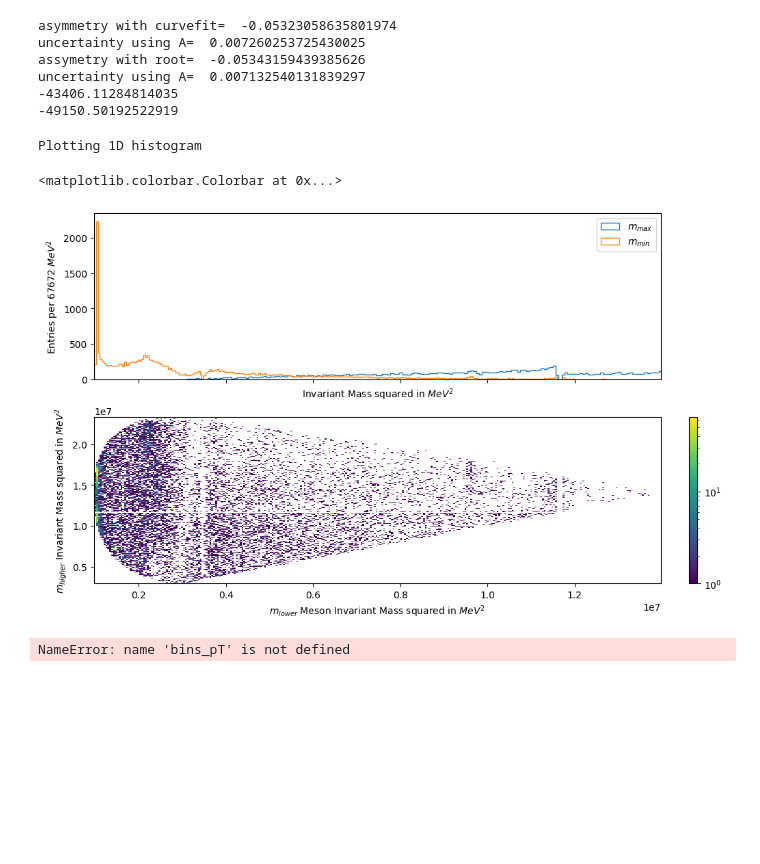
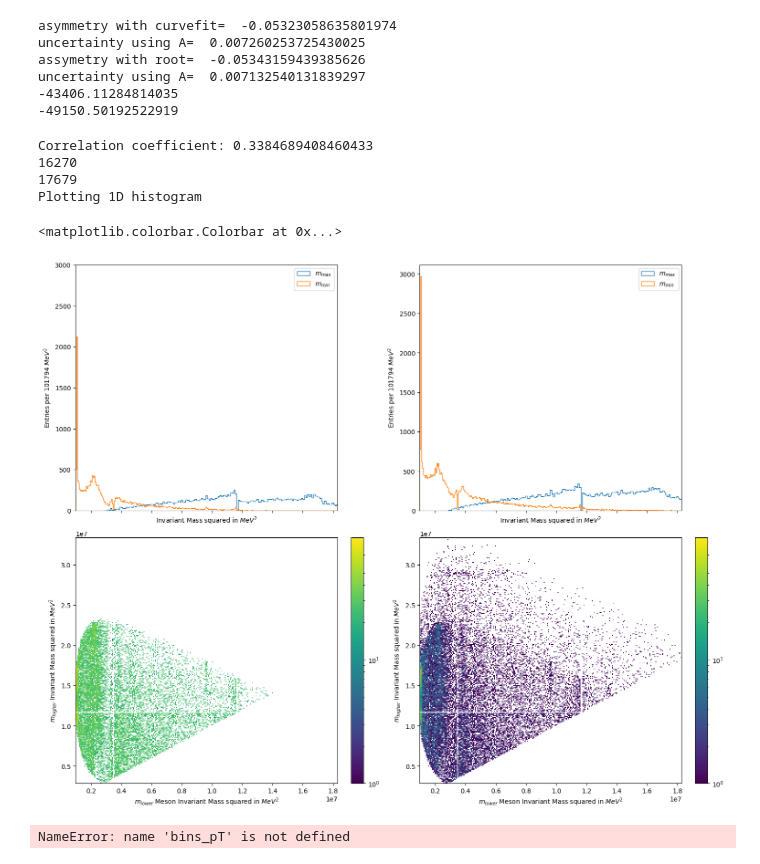
Before and after one commit to damianfrench/MatterAntimatterLab, a Jupyter notebook: Analysis_example.ipynb, the cells around one changed output. Saved outputs shown, nothing was run; the diff lists cells and outputs as text; code cells hidden in the pictures; blank space fills up the shorter version.

```diff
--- a/Analysis_example.ipynb
+++ b/Analysis_example.ipynb
@@ -1390,9 +1578,16 @@ uncertainty using A=  0.007132540131839297
 
 # This line produces two plots side-by-side.
 # It's still useful just for one plot as you can set the size and get the fig,ax objects
-fig, ax = plt.subplots(nrows=2, ncols=1, figsize=(10, 6),layout='constrained',sharex=True)
+fig, ax = plt.subplots(nrows=2, ncols=2, figsize=(15, 12),layout='constrained',sharex=True)
 fig.subplots_adjust(wspace=0.3) # increase horizontal space between plots
 
+corr = np.corrcoef(dalitz_plot_m_B, dalitz_plot_m_high)[0,1]
+print("Correlation coefficient:", corr)
+print(len(weights_neg))
+print(len(weights_pos))
+total_sig_weights=np.zeros(len(dalitz_plot_m_B))
+total_sig_weights[positive_B_mask]=weights_pos
+total_sig_weights[negative_B_mask]=weights_neg
 # This plots two 1D-histograms.
 # The color is changed automatically, the styles are set by hand
 # keep hold of the pT histogram data for fitting later
@@ -1401,8 +1596,8 @@ print('Plotting 1D histogram')
 # values_m_R12,bins_m_R12,patches_m_R12 = ax[0].hist(m_high_all, bins = 200, range = [0, 6000],histtype='step',label='$m_{max}$')
 # values_m_R13,bins_m_R13,patches_m_R13 = ax[0].hist(m_low_all, bins = 200, range = [0, 6000],histtype='step',label='$m_{min}$')
 
-values_m_high,bins_m_high,patches_m_high=ax[0].hist(dalitz_plot_m_high_filtered**2,bins=300,histtype='step',label='$m_{max}$')
-values_m_low,bins_m_low,patches_m_low=ax[0].hist(dalitz_plot_m_low_filtered**2,bins=300,histtype='step',label='$m_{min}$')
+values_m_high,bins_m_high,patches_m_high=ax[0][0].hist(dalitz_plot_m_high**2,bins=300,histtype='step',weights=total_sig_weights,label='$m_{max}$')
+values_m_low,bins_m_low,patches_m_low=ax[0][0].hist(dalitz_plot_m_low**2,bins=300,histtype='step',weights=total_sig_weights,label='$m_{min}$')
 # ax[0].hist(dalitz_plot_m_B_filtered**2,bins=300,histtype='step',label='$m_B$')
 
 
@@ -1433,41 +1628,56 @@ values_m_low,bins_m_low,patches_m_low=ax[0].hist(dalitz_plot_m_low_filtered**2,b
 # #slight peak before could be from particle misidentification from choosing the wrong kaon candidate.
 
 # # B meson
 # ax[0].axvline(5279,color='k',linestyle='--')
 
 
 # peaks,_=scipy.signal.find_peaks(values_m_B,height=25)
 # widths,width_heights,pos_left,pos_right=scipy.signal.peak_widths(values_m_B,peaks,rel_height=0.5)
 # int_pos_right=int(np.floor(pos_right[0]))
 # int_pos_left=int(np.floor(pos_left[0]))
 # print(bins_m_B[peaks],values_m_B[peaks])
 # print((m_B.max()-m_B.min())/2000)
 # ax.scatter(bins_m_B[peaks],values_m_B[peaks],color='red')
 # ax.hlines(0.5*values_m_B[peaks],bins_m_B[int_pos_left],bins_m_B[int_pos_right],color='red')
 #ax[0].hist(pZ, bins = 200, range = [0, 100000],histtype='stepfilled',alpha=0.3,label='$p_{z}$')
 
 bin_width=np.diff(bins_m_high)[0]
-ax[1].set_xlabel('$m_{lower}$ Meson Invariant Mass squared in $MeV^2$')
-ax[0].set_ylabel(f'Entries per {int(bin_width)} $MeV^2$')
-ax[0].set_xlabel('Invariant Mass squared in $MeV^2$')
-ax[0].legend()
+ax[1][0].set_xlabel('$m_{lower}$ Meson Invariant Mass squared in $MeV^2$')
+ax[0][0].set_ylabel(f'Entries per {int(bin_width)} $MeV^2$')
+ax[0][0].set_xlabel('Invariant Mass squared in $MeV^2$')
+ax[0][0].legend()
 # ax[2].set_xlabel('Weighted Mass in MeV')
 # ax[2].set_ylabel('Entries per 200 MeV')
 # ax[2].legend()
 # ax[3].set_xlabel('Weighted Mass in MeV')
 # ax[3].set_ylabel('Entries per 200 MeV')
 # ax[3].legend()
 # plt.savefig('./plots/invariant_masses_particles_labelled_with_uncertainties.png')
 
 
-h2d=ax[1].hist2d(dalitz_plot_m_low_filtered**2,dalitz_plot_m_high_filtered**2,bins=300,norm=colors.LogNorm())
-ax[1].set_ylabel('$m_{higher}$ Invariant Mass squared in $MeV^2$')
+h2d=ax[1][0].hist2d(dalitz_plot_m_low**2,dalitz_plot_m_high**2,bins=300,weights=total_sig_weights,norm=colors.LogNorm())
+ax[1][0].set_ylabel('$m_{higher}$ Invariant Mass squared in $MeV^2$')
 
-fig.colorbar(h2d[3],ax=ax[1])
+values_m_high,bins_m_high,patches_m_high=ax[0][1].hist(dalitz_plot_m_high**2,bins=300,histtype='step',label='$m_{max}$')
+values_m_low,bins_m_low,patches_m_low=ax[0][1].hist(dalitz_plot_m_low**2,bins=300,histtype='step',label='$m_{min}$')
+ax[1][1].set_xlabel('$m_{lower}$ Meson Invariant Mass squared in $MeV^2$')
+ax[0][1].set_ylabel(f'Entries per {int(bin_width)} $MeV^2$')
+ax[0][1].set_xlabel('Invariant Mass squared in $MeV^2$')
+ax[0][1].legend()
+ax[0][0].set_ylim(0,3000)
+h2d=ax[1][1].hist2d(dalitz_plot_m_low**2,dalitz_plot_m_high**2,bins=300,norm=colors.LogNorm())
+ax[1][1].set_ylabel('$m_{higher}$ Invariant Mass squared in $MeV^2$')
+
+
+fig.colorbar(h2d[3],ax=ax[1][0])
+fig.colorbar(h2d[3],ax=ax[1][1])
 # %% [output]
+Correlation coefficient: 0.3384689408460433
+16270
+17679
 Plotting 1D histogram
 <matplotlib.colorbar.Colorbar at 0x...>
-[figure, old version]
+[figure, new version]
 # %%
 # decaying exponential function
 def exponential(x, norm, decay):
```
Also changed, not shown: parts of 3 cells of this notebook.
